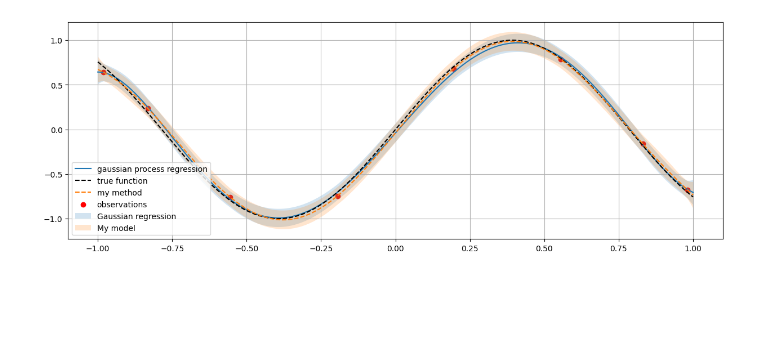
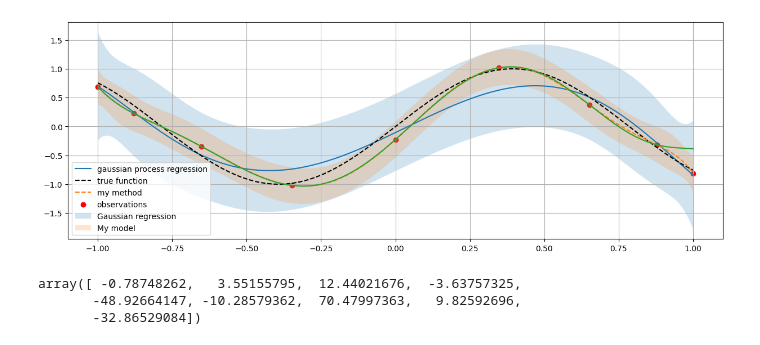
Before and after one commit to ivankirev13/Performative-Regression, a Jupyter notebook: performative_regression.ipynb, the cells around one changed output. Cells and saved outputs as stored; diff of their text form; code cells hidden in the pictures; blank space fills up the shorter version.

```diff
--- a/performative_regression.ipynb
+++ b/performative_regression.ipynb
@@ -30,7 +62,7 @@ class Performative_Regression:
         self.thetas = np.cos(np.pi * (2*np.arange(1, self.k+2) - 1 ) / (2*(self.k + 1)))
 
         #
-        #self.thetas = np.cos(np.pi * (2*np.arange(self.k+1) + 1 ) / (2*self.k + 2)) / np.cos(np.pi / (2*self.k + 2))
+        self.thetas = np.cos(np.pi * (2*np.arange(self.k+1) + 1 ) / (2*self.k + 2)) / np.cos(np.pi / (2*self.k + 2))
 
 
         self.f_hat_values = self.f_hat()
@@ -104,6 +136,7 @@ class Performative_Regression:
         return self.f(theta)**2 - 2 * theta * self.f(theta) + theta**2
 
     def g_hat(self, theta):
+
         """
         Computes the estimated g_hat at a given theta.
 
@@ -123,6 +156,22 @@ class Performative_Regression:
             p_theta = p_theta + prod * self.f_hat_values[i]
 
         return p_theta
+
+    def bayes_estimate(self):
+
+        V = self.vandermonde_matrix()
+        S2 = np.eye(self.k+1) @ np.array([i for i in range(1, self.k+2)])
+        S = np.linalg.inv(S2 + V.T @ V / self.sigma)
+
+        mu = 1 / self.sigma * S @ V.T @ self.f_hat_values
+
+        return mu
+
+    def approxim(self, theta):
+
+        vec = np.array([theta**i for i in range(self.k+1)])
+
+        return vec @ self.bayes_estimate()
 
     def estimated_loss(self, theta):
         """
@@ -295,36 +344,44 @@ class GaussianRegression:
         mean = K_trans.dot(self.alpha)
 
         # Compute variance (confidence intervals)
         # Variance of the prediction is given by K(X, X) - K_trans * K_inv * K_trans.T
         K = self.polynomial_kernel(X, X)
         variance = K - K_trans.dot(self.K_inv).dot(K_trans.T)
         std_dev = np.sqrt(np.diag(variance))
 
         return mean, std_dev
 
-k=7
-pr = Performative_Regression(k=k, n=1, T=1, sigma=0.05, M=4**(k+1))
+k=8
+pr = Performative_Regression(k=k, n=10, T=1, sigma=0.5, M=4**(k+1))
 
 gr = GaussianRegression(degree=pr.k, sigma=pr.sigma)
 gr.fit(pr.thetas.reshape(-1, 1), pr.f_hat_values)
 
 
 
 t = np.linspace(-1, 1, 1000).reshape(-1, 1)
 t2 = np.linspace(-1, 1, 1000)
 y_mean, y_std = gr.predict(t)
 plt.figure(figsize=(15, 5))
 plt.plot(t, y_mean, label='gaussian process regression')
 plt.plot(t, pr.f(t), "k--", label="true function")
 plt.plot(t, pr.g_hat(t), '--', label='my method')
 plt.scatter(pr.thetas, pr.f_hat_values, color='r', label='observations')
 plt.fill_between(t.ravel(), y_mean - 1.96 * y_std - pr.R(t2), y_mean + 1.96 * y_std + pr.R(t2), alpha=0.2, label='Gaussian regression')
 plt.fill_between(t.ravel(), pr.g_hat(t2) - pr.R(t2) - pr.bayes_ci(t2), pr.g_hat(t2) + pr.R(t2) + pr.bayes_ci(t2), alpha=0.2, label='My model')
+ys = [pr.approxim(i) for i in np.linspace(-1, 1, 1000)]
+plt.plot(np.linspace(-1, 1, 1000), ys)
 plt.legend()
 plt.grid()
 plt.show()
 # %% [output]
-[figure, old version]
+[figure, new version]
+# %%
+pr.bayes_estimate()
+# %% [output]
+array([ -0.78748262,   3.55155795,  12.44021676,  -3.63757325,
+       -48.92664147, -10.28579362,  70.47997363,   9.82592696,
+       -32.86529084])
 # %%
 class Adaptive_Interpolation:
 
```
Also changed, not shown: parts of 1 cell of this notebook.
